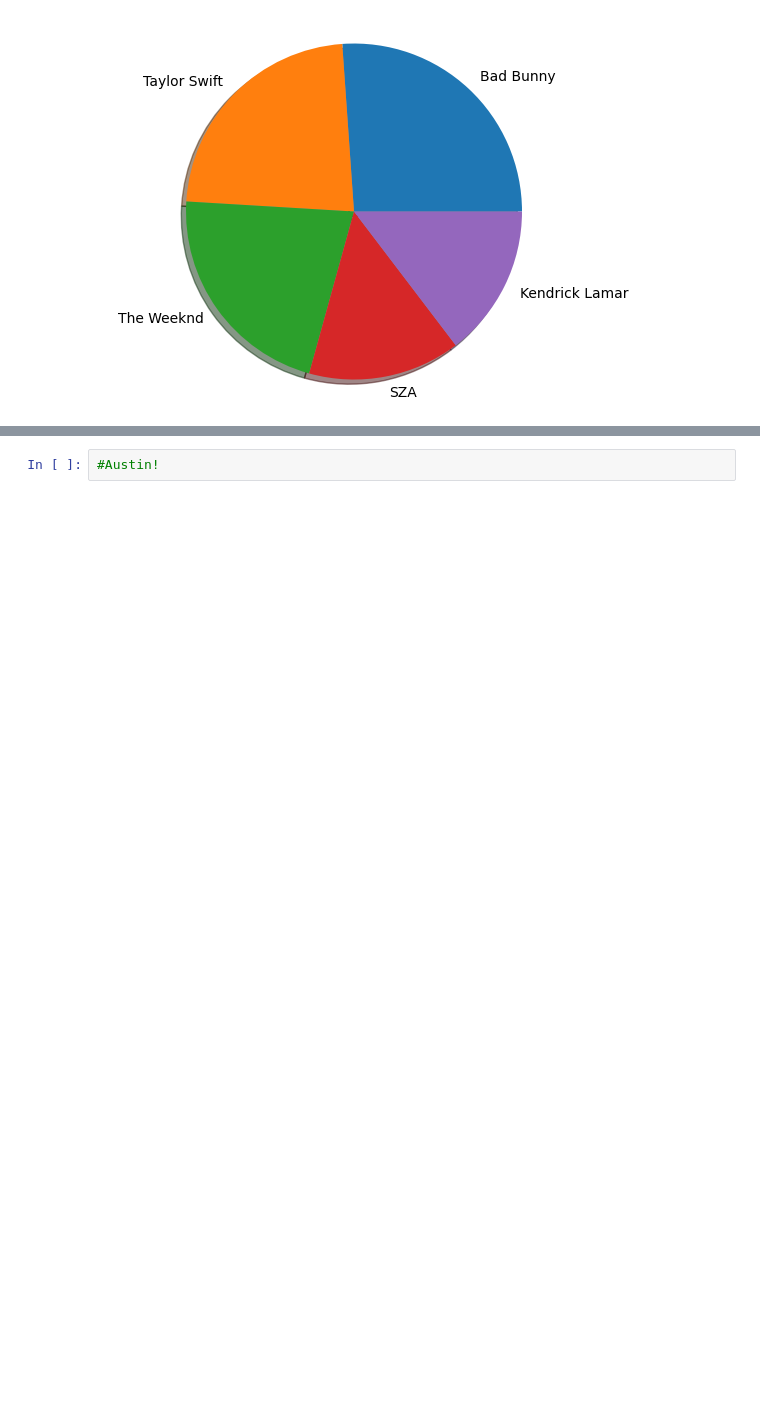
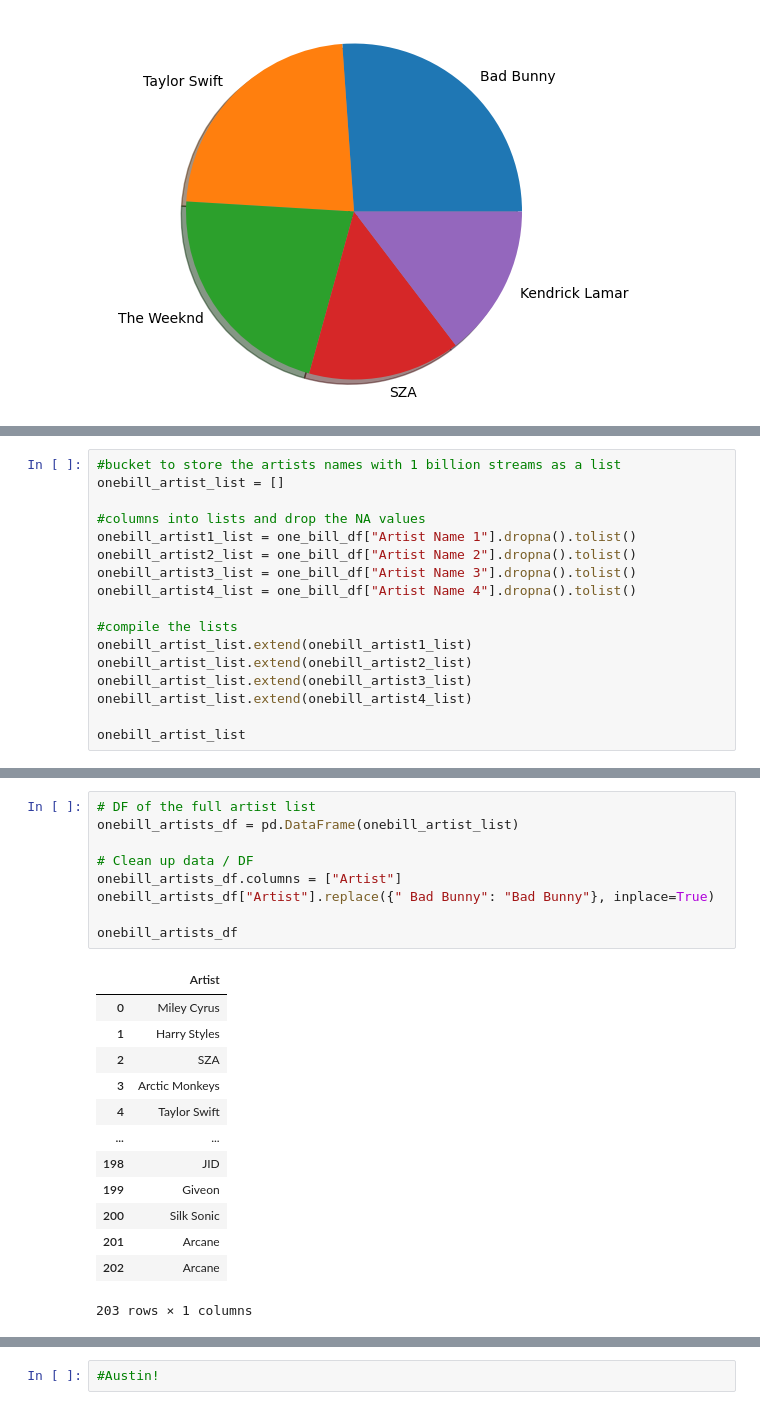
Before and after one commit to d6kramer/project-1-group-08, a Jupyter notebook: starter_notebook.ipynb, the cells around one changed output, grey strips where cells are left out. Saved outputs shown, nothing was run; the diff lists cells and outputs as text; blank space fills up the shorter version.

```diff
--- a/starter_notebook.ipynb
+++ b/starter_notebook.ipynb
@@ -212,0 +229,17 @@ sorted_short_df
+# %%
+#bucket to store the artists names with 1 billion streams as a list
+onebill_artist_list = []
+
+#columns into lists and drop the NA values
+onebill_artist1_list = one_bill_df["Artist Name 1"].dropna().tolist()
+onebill_artist2_list = one_bill_df["Artist Name 2"].dropna().tolist()
+onebill_artist3_list = one_bill_df["Artist Name 3"].dropna().tolist()
+onebill_artist4_list = one_bill_df["Artist Name 4"].dropna().tolist()
+
+#compile the lists
+onebill_artist_list.extend(onebill_artist1_list)
+onebill_artist_list.extend(onebill_artist2_list)
+onebill_artist_list.extend(onebill_artist3_list)
+onebill_artist_list.extend(onebill_artist4_list)
+
+onebill_artist_list
@@ -212,0 +264,23 @@ sorted_short_df
+# %%
+# DF of the full artist list
+onebill_artists_df = pd.DataFrame(onebill_artist_list)
+
+# Clean up data / DF
+onebill_artists_df.columns = ["Artist"]
+onebill_artists_df["Artist"].replace({" Bad Bunny": "Bad Bunny"}, inplace=True)
+
+onebill_artists_df
+# %% [output]
+|  | Artist |
+| 0 | Miley Cyrus |
+| 1 | Harry Styles |
+| 2 | SZA |
+| 3 | Arctic Monkeys |
+| 4 | Taylor Swift |
+| ... | ... |
+| 198 | JID |
+| 199 | Giveon |
+| 200 | Silk Sonic |
+| 201 | Arcane |
+| 202 | Arcane |
+203 rows × 1 columns
```
Also changed, not shown: parts of 16 cells of this notebook.
